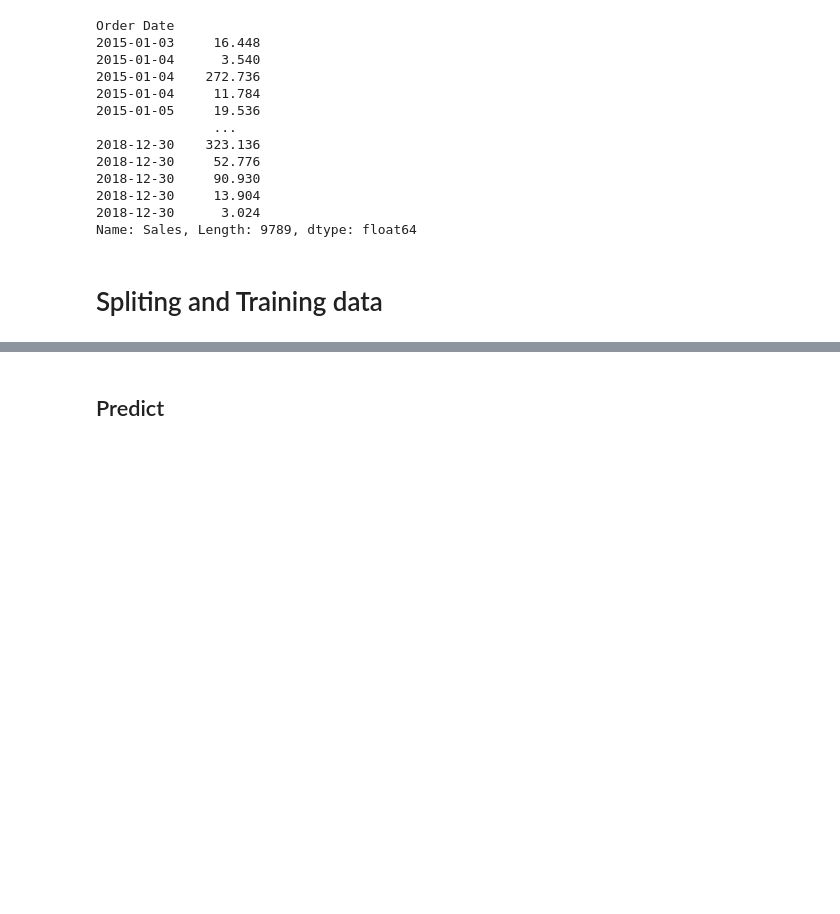
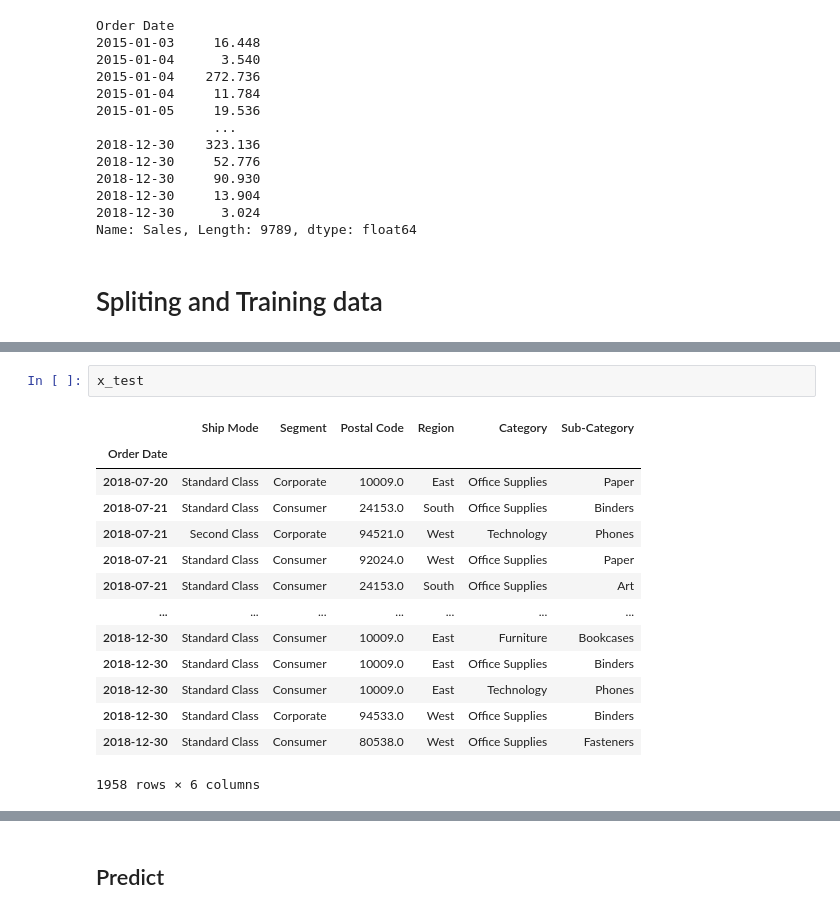
Before and after one commit to mrbacky/sales-forecasting, a Jupyter notebook: sales-forcasting.ipynb, the cells around one changed output, grey strips where cells are left out. Drawn from its saved outputs; the diff is of its cells as text; blank space fills up the shorter version.

```diff
--- a/sales-forcasting.ipynb
+++ b/sales-forcasting.ipynb
@@ -345,0 +437,17 @@ Name: Sales, Length: 9789, dtype: float64
+# %%
+x_test
+# %% [output]
+|  | Ship Mode | Segment | Postal Code | Region | Category | Sub-Category |
+| Order Date |  |  |  |  |  |  |
+| 2018-07-20 | Standard Class | Corporate | 10009.0 | East | Office Supplies | Paper |
+| 2018-07-21 | Standard Class | Consumer | 24153.0 | South | Office Supplies | Binders |
+| 2018-07-21 | Second Class | Corporate | 94521.0 | West | Technology | Phones |
+| 2018-07-21 | Standard Class | Consumer | 92024.0 | West | Office Supplies | Paper |
+| 2018-07-21 | Standard Class | Consumer | 24153.0 | South | Office Supplies | Art |
+| ... | ... | ... | ... | ... | ... | ... |
+| 2018-12-30 | Standard Class | Consumer | 10009.0 | East | Furniture | Bookcases |
+| 2018-12-30 | Standard Class | Consumer | 10009.0 | East | Office Supplies | Binders |
+| 2018-12-30 | Standard Class | Consumer | 10009.0 | East | Technology | Phones |
+| 2018-12-30 | Standard Class | Corporate | 94533.0 | West | Office Supplies | Binders |
+| 2018-12-30 | Standard Class | Consumer | 80538.0 | West | Office Supplies | Fasteners |
+1958 rows × 6 columns
```
Also changed, not shown: parts of 23 cells of this notebook.
